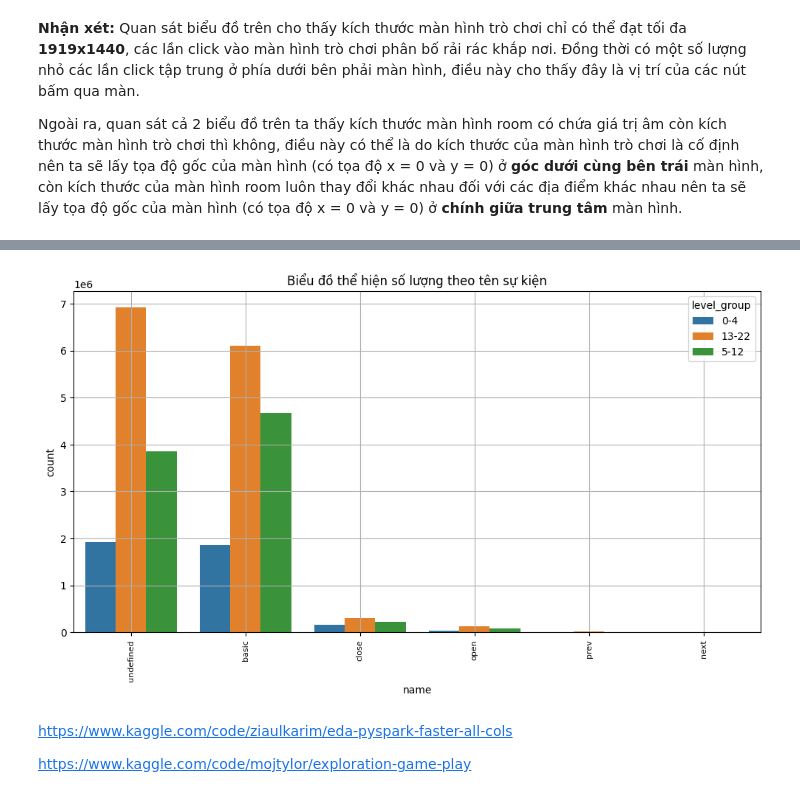
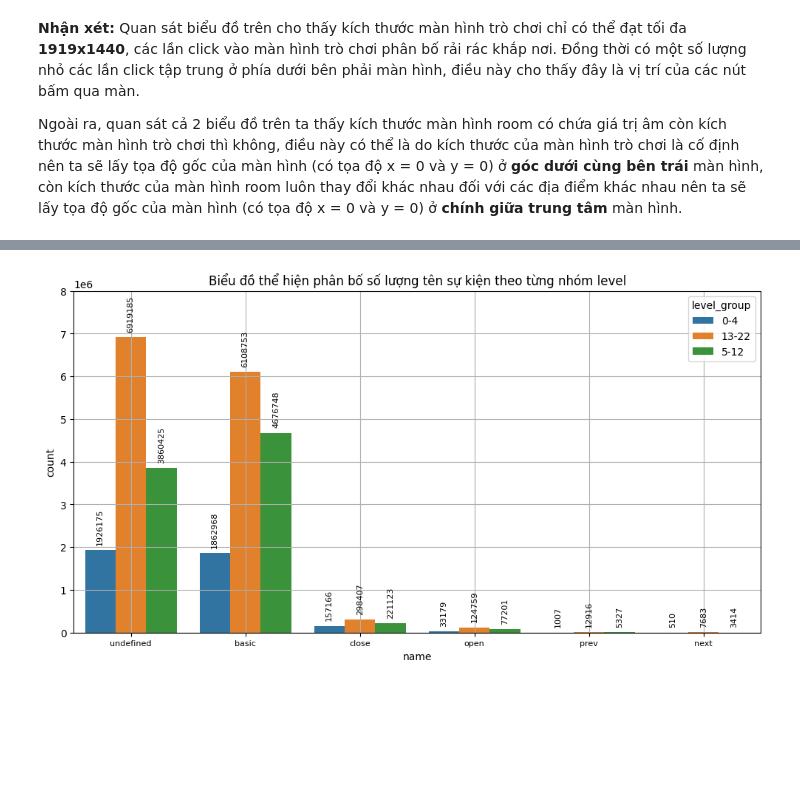
Before and after one commit to vt-khang/KHDLUD-FinalProject, a Jupyter notebook: 19120511_19120526_19120539.ipynb, the cells around one changed output, grey strips where cells are left out. Cells and saved outputs as stored; diff of their text form; code cells hidden in the pictures; blank space fills up the shorter version.

```diff
--- a/19120511_19120526_19120539.ipynb
+++ b/19120511_19120526_19120539.ipynb
@@ -572,13 +612,13 @@ plt.show()
 # %%
 fig, ax = plt.subplots(figsize = (12, 6))
 sns.countplot(data = raw_train_df, x = 'name', hue = 'level_group', order = raw_train_df['name'].value_counts().index, ax = ax)
-ax.set_xticklabels(ax.get_xticklabels(), rotation = 90, fontsize = 8)
+ax.set_xticklabels(ax.get_xticklabels(), fontsize = 8)
+ax.bar_label(ax.containers[0], rotation = 90, fontsize = 8, fmt = '%.f', padding = 5)
+ax.bar_label(ax.containers[1], rotation = 90, fontsize = 8, fmt = '%.f', padding = 5)
+ax.bar_label(ax.containers[2], rotation = 90, fontsize = 8, fmt = '%.f', padding = 5)
 plt.grid()
-plt.title('Biểu đồ thể hiện số lượng theo tên sự kiện')
+plt.ylim(0, 8e6)
+plt.title('Biểu đồ thể hiện phân bố số lượng tên sự kiện theo từng nhóm level')
 plt.show()
 # %% [output]
-[figure, old version]
+[figure, new version]
-# %% [markdown]
-https://www.kaggle.com/code/ziaulkarim/eda-pyspark-faster-all-cols
-
-https://www.kaggle.com/code/mojtylor/exploration-game-play
```
Also changed, not shown: parts of 33 cells of this notebook.
